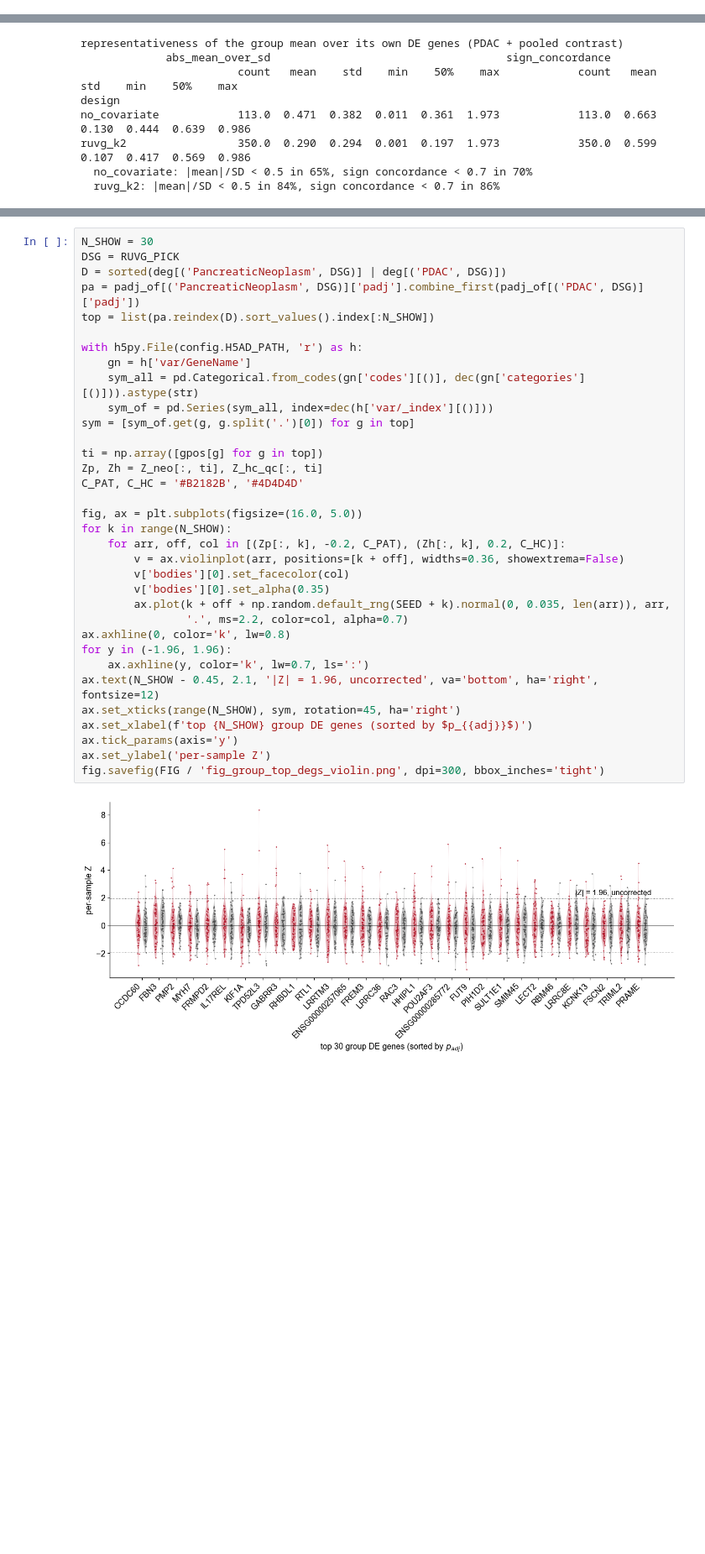
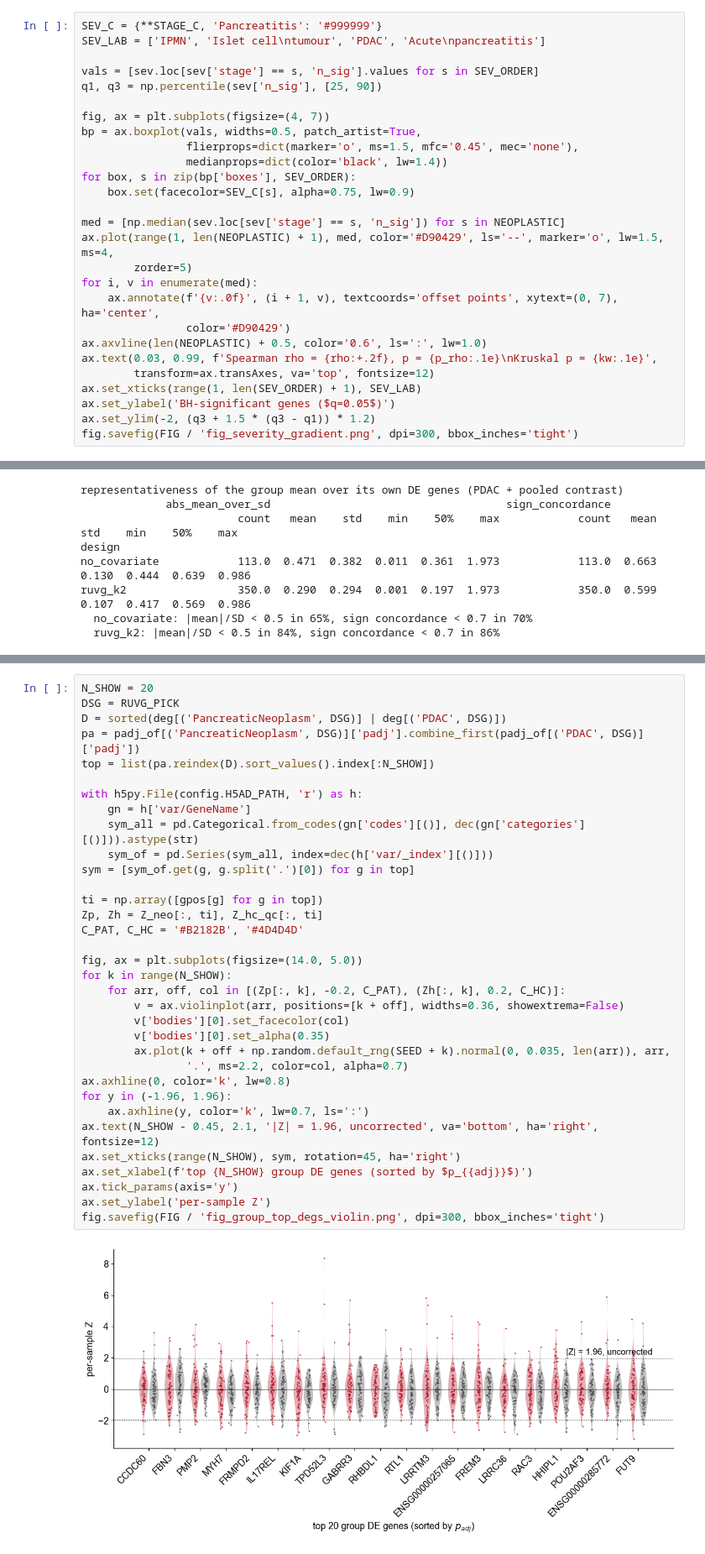
Before and after one commit to jmj3078/cfRNA_NormativeModeling, a Jupyter notebook: MixedEffectsModeling/6_pancreatic_cancer_cohort_deepdive.ipynb, the cells around one changed output, grey strips where cells are left out. Shown at 84% size. Saved outputs shown, nothing was run; the diff lists cells and outputs as text; blank space fills up the shorter version.

```diff
--- a/MixedEffectsModeling/6_pancreatic_cancer_cohort_deepdive.ipynb
+++ b/MixedEffectsModeling/6_pancreatic_cancer_cohort_deepdive.ipynb
@@ -131,0 +159,27 @@ HC median n_sig = 1, mean = 4.5
+# %%
+SEV_C = {**STAGE_C, 'Pancreatitis': '#999999'}
+SEV_LAB = ['IPMN', 'Islet cell\ntumour', 'PDAC', 'Acute\npancreatitis']
+
+vals = [sev.loc[sev['stage'] == s, 'n_sig'].values for s in SEV_ORDER]
+q1, q3 = np.percentile(sev['n_sig'], [25, 90])
+
+fig, ax = plt.subplots(figsize=(4, 7))
+bp = ax.boxplot(vals, widths=0.5, patch_artist=True,
+                flierprops=dict(marker='o', ms=1.5, mfc='0.45', mec='none'),
+                medianprops=dict(color='black', lw=1.4))
+for box, s in zip(bp['boxes'], SEV_ORDER):
+    box.set(facecolor=SEV_C[s], alpha=0.75, lw=0.9)
+
+med = [np.median(sev.loc[sev['stage'] == s, 'n_sig']) for s in NEOPLASTIC]
+ax.plot(range(1, len(NEOPLASTIC) + 1), med, color='#D90429', ls='--', marker='o', lw=1.5, ms=4,
+        zorder=5)
+for i, v in enumerate(med):
+    ax.annotate(f'{v:.0f}', (i + 1, v), textcoords='offset points', xytext=(0, 7), ha='center',
+                color='#D90429')
+ax.axvline(len(NEOPLASTIC) + 0.5, color='0.6', ls=':', lw=1.0)
+ax.text(0.03, 0.99, f'Spearman rho = {rho:+.2f}, p = {p_rho:.1e}\nKruskal p = {kw:.1e}',
+        transform=ax.transAxes, va='top', fontsize=12)
+ax.set_xticks(range(1, len(SEV_ORDER) + 1), SEV_LAB)
+ax.set_ylabel('BH-significant genes ($q=0.05$)')
+ax.set_ylim(-2, (q3 + 1.5 * (q3 - q1)) * 1.2)
+fig.savefig(FIG / 'fig_severity_gradient.png', dpi=300, bbox_inches='tight')
@@ -319,39 +402,39 @@ median patients on the group side: 0.57 = 41/72 agree, 31 opposite
 # %%
-N_SHOW = 30
+N_SHOW = 20
 DSG = RUVG_PICK
 D = sorted(deg[('PancreaticNeoplasm', DSG)] | deg[('PDAC', DSG)])
 pa = padj_of[('PancreaticNeoplasm', DSG)]['padj'].combine_first(padj_of[('PDAC', DSG)]['padj'])
 top = list(pa.reindex(D).sort_values().index[:N_SHOW])
 
 with h5py.File(config.H5AD_PATH, 'r') as h:
     gn = h['var/GeneName']
     sym_all = pd.Categorical.from_codes(gn['codes'][()], dec(gn['categories'][()])).astype(str)
     sym_of = pd.Series(sym_all, index=dec(h['var/_index'][()]))
 sym = [sym_of.get(g, g.split('.')[0]) for g in top]
 
 ti = np.array([gpos[g] for g in top])
 Zp, Zh = Z_neo[:, ti], Z_hc_qc[:, ti]
 C_PAT, C_HC = '#B2182B', '#4D4D4D'
 
-fig, ax = plt.subplots(figsize=(16.0, 5.0))
+fig, ax = plt.subplots(figsize=(14.0, 5.0))
 for k in range(N_SHOW):
     for arr, off, col in [(Zp[:, k], -0.2, C_PAT), (Zh[:, k], 0.2, C_HC)]:
         v = ax.violinplot(arr, positions=[k + off], widths=0.36, showextrema=False)
         v['bodies'][0].set_facecolor(col)
         v['bodies'][0].set_alpha(0.35)
         ax.plot(k + off + np.random.default_rng(SEED + k).normal(0, 0.035, len(arr)), arr,
                 '.', ms=2.2, color=col, alpha=0.7)
 ax.axhline(0, color='k', lw=0.8)
 for y in (-1.96, 1.96):
     ax.axhline(y, color='k', lw=0.7, ls=':')
 ax.text(N_SHOW - 0.45, 2.1, '|Z| = 1.96, uncorrected', va='bottom', ha='right', fontsize=12)
 ax.set_xticks(range(N_SHOW), sym, rotation=45, ha='right')
 ax.set_xlabel(f'top {N_SHOW} group DE genes (sorted by $p_{{adj}}$)')
 ax.tick_params(axis='y')
 ax.set_ylabel('per-sample Z')
 fig.savefig(FIG / 'fig_group_top_degs_violin.png', dpi=300, bbox_inches='tight')
 # %% [output]
-[figure, old version]
+[figure, new version]
 # %%
 # More than two sets, so the UpSet idiom: bars are exclusive intersections, dots say which sets.
 # Sets are the four group runs (the analyst's choice) plus the per-patient union.
```
Also changed, not shown: parts of 7 cells of this notebook, 10 other files.
